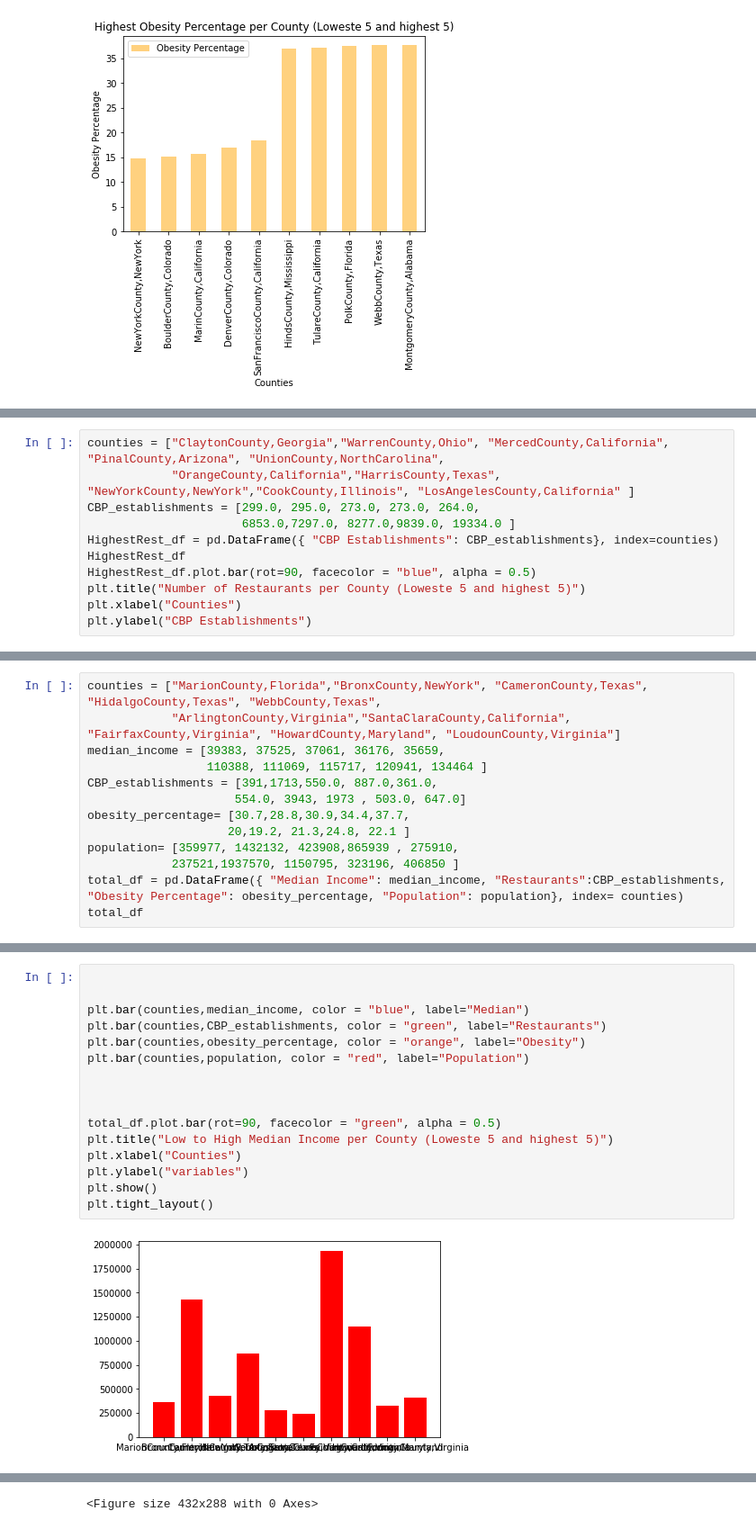
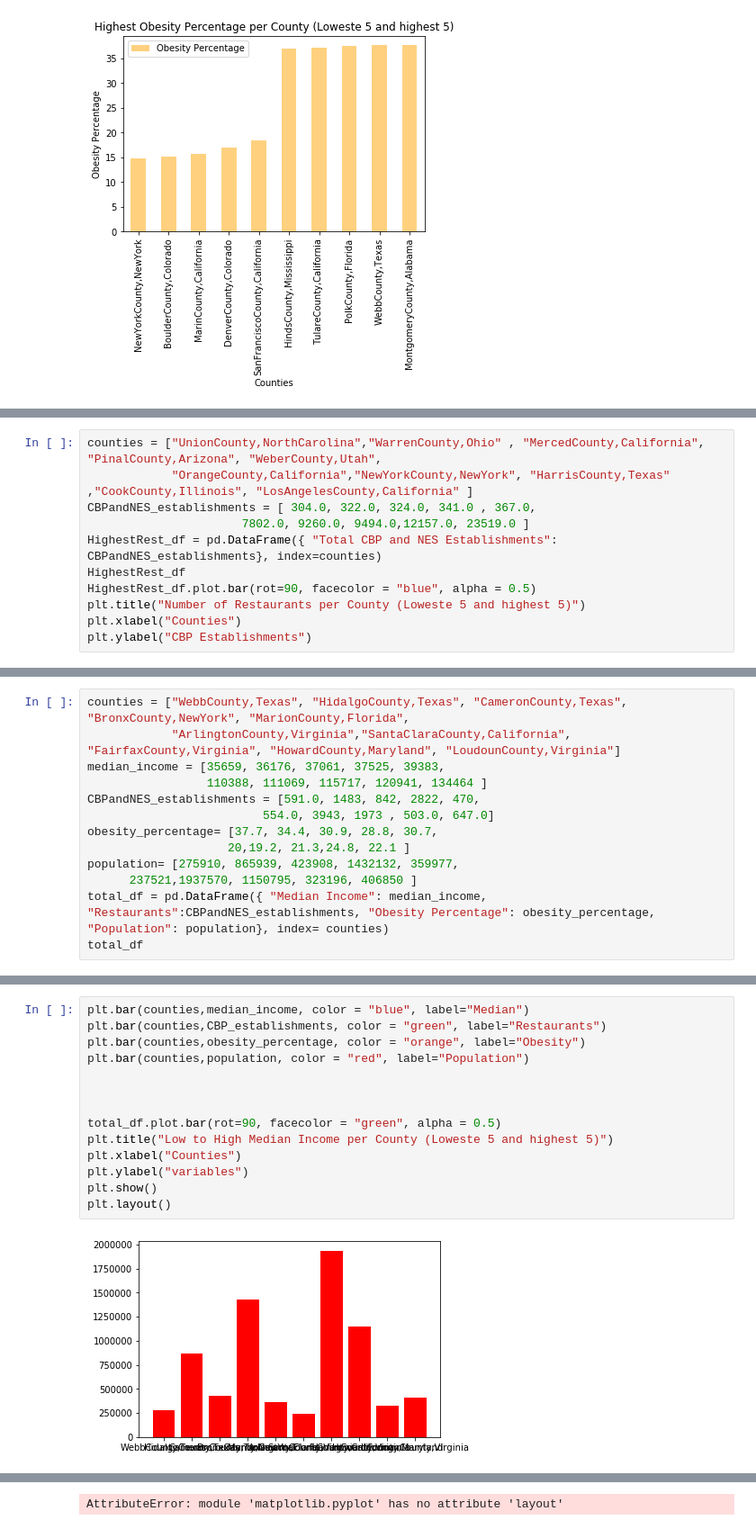
Before and after one commit to liliana-ilut/The-Mockingbirds, a Jupyter notebook: Clean Data/Graphs.ipynb, the cells around one changed output, grey strips where cells are left out. Shown at 90% size. Saved outputs shown, nothing was run; the diff lists cells and outputs as text.

```diff
--- a/Clean Data/Graphs.ipynb
+++ b/Clean Data/Graphs.ipynb
@@ -349,9 +415,9 @@ LowToHighRest_df
 # %%
-counties = ["ClaytonCounty,Georgia","WarrenCounty,Ohio", "MercedCounty,California", "PinalCounty,Arizona", "UnionCounty,NorthCarolina",
-            "OrangeCounty,California","HarrisCounty,Texas", "NewYorkCounty,NewYork","CookCounty,Illinois", "LosAngelesCounty,California" ]
-CBP_establishments = [299.0, 295.0, 273.0, 273.0, 264.0,
-                      6853.0,7297.0, 8277.0,9839.0, 19334.0 ]
-HighestRest_df = pd.DataFrame({ "CBP Establishments": CBP_establishments}, index=counties)
+counties = ["UnionCounty,NorthCarolina","WarrenCounty,Ohio" , "MercedCounty,California", "PinalCounty,Arizona", "WeberCounty,Utah",
+            "OrangeCounty,California","NewYorkCounty,NewYork", "HarrisCounty,Texas" ,"CookCounty,Illinois", "LosAngelesCounty,California" ]
+CBPandNES_establishments = [ 304.0, 322.0, 324.0, 341.0 , 367.0,
+                      7802.0, 9260.0, 9494.0,12157.0, 23519.0 ]
+HighestRest_df = pd.DataFrame({ "Total CBP and NES Establishments": CBPandNES_establishments}, index=counties)
 HighestRest_df
 HighestRest_df.plot.bar(rot=90, facecolor = "blue", alpha = 0.5)
 plt.title("Number of Restaurants per County (Loweste 5 and highest 5)")
@@ -363,15 +429,15 @@ Text(0, 0.5, 'CBP Establishments')
 # %%
-counties = ["MarionCounty,Florida","BronxCounty,NewYork", "CameronCounty,Texas", "HidalgoCounty,Texas", "WebbCounty,Texas",
+counties = ["WebbCounty,Texas", "HidalgoCounty,Texas", "CameronCounty,Texas", "BronxCounty,NewYork", "MarionCounty,Florida",
             "ArlingtonCounty,Virginia","SantaClaraCounty,California", "FairfaxCounty,Virginia", "HowardCounty,Maryland", "LoudounCounty,Virginia"]
-median_income = [39383, 37525, 37061, 36176, 35659,
+median_income = [35659, 36176, 37061, 37525, 39383,
                  110388, 111069, 115717, 120941, 134464 ]
-CBP_establishments = [391,1713,550.0, 887.0,361.0,
-                     554.0, 3943, 1973 , 503.0, 647.0]
-obesity_percentage= [30.7,28.8,30.9,34.4,37.7,
+CBPandNES_establishments = [591.0, 1483, 842, 2822, 470,
+                         554.0, 3943, 1973 , 503.0, 647.0]
+obesity_percentage= [37.7, 34.4, 30.9, 28.8, 30.7,
                     20,19.2, 21.3,24.8, 22.1 ]
-population= [359977, 1432132, 423908,865939 , 275910,
-            237521,1937570, 1150795, 323196, 406850 ]
-total_df = pd.DataFrame({ "Median Income": median_income, "Restaurants":CBP_establishments, "Obesity Percentage": obesity_percentage, "Population": population}, index= counties)
+population= [275910, 865939, 423908, 1432132, 359977,
+      237521,1937570, 1150795, 323196, 406850 ]
+total_df = pd.DataFrame({ "Median Income": median_income, "Restaurants":CBPandNES_establishments, "Obesity Percentage": obesity_percentage, "Population": population}, index= counties)
 total_df
 # %% [output]
 |  | Median Income | Restaurants | Obesity Percentage | Population |
@@ -412,18 +521,16 @@ plt.bar(r4,bars4, color = "red", width=barWidth, label="Population")
 # %%
-
-
 plt.bar(counties,median_income, color = "blue", label="Median")
 plt.bar(counties,CBP_establishments, color = "green", label="Restaurants")
 plt.bar(counties,obesity_percentage, color = "orange", label="Obesity")
 plt.bar(counties,population, color = "red", label="Population")
 
 
 
 total_df.plot.bar(rot=90, facecolor = "green", alpha = 0.5)
 plt.title("Low to High Median Income per County (Loweste 5 and highest 5)")
 plt.xlabel("Counties")
 plt.ylabel("variables")
 plt.show()
-plt.tight_layout()
+plt.layout()
 # %% [output]
-[figure, old version]
+[figure, new version]
@@ -431 +538 @@ plt.tight_layout()
-<Figure size 432x288 with 0 Axes>
+AttributeError: module 'matplotlib.pyplot' has no attribute 'layout'
```
Also changed, not shown: parts of 13 cells of this notebook.
